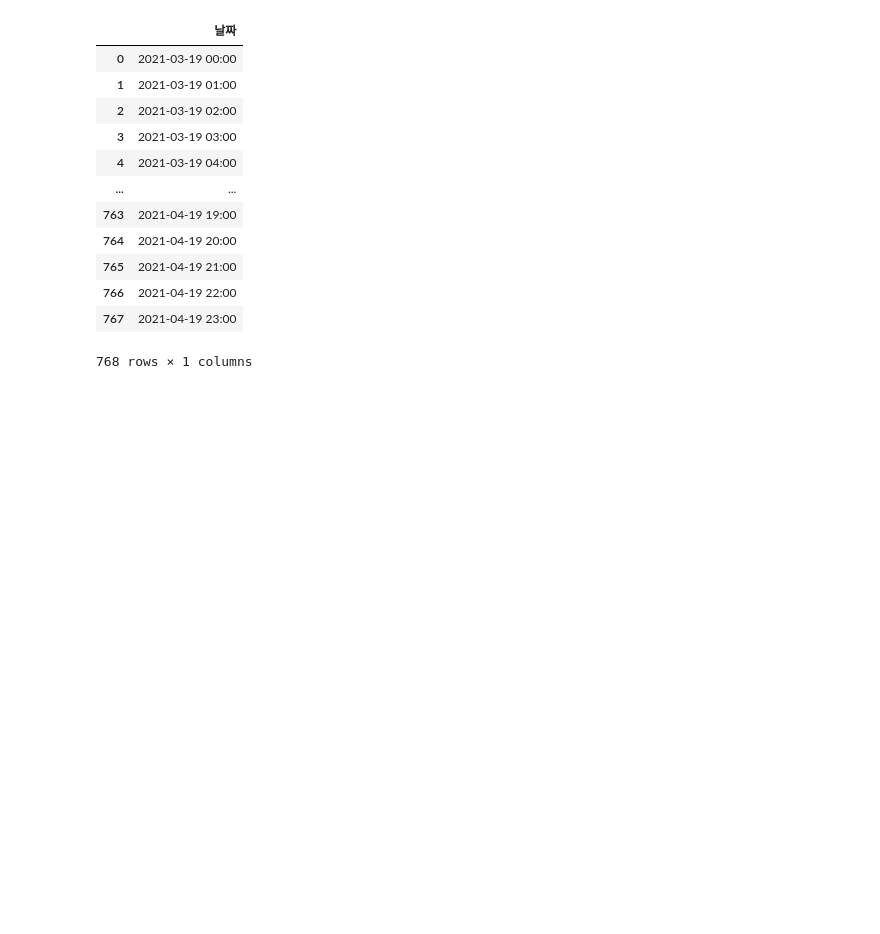
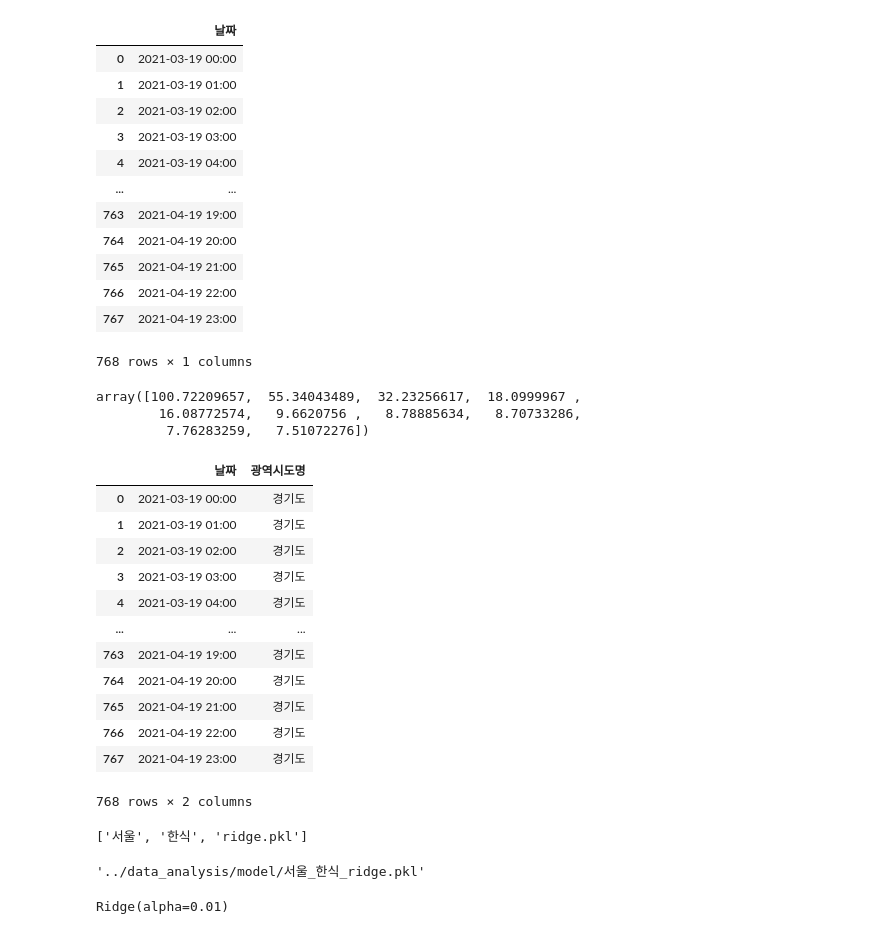
Before and after one commit to parksimis/Mulcam-Delivery-Service, a Jupyter notebook: django/INSERT_db.ipynb, the cells around one changed output. Drawn from its saved outputs; the diff is of its cells as text; code cells hidden in the pictures; blank space fills up the shorter version.

```diff
--- a/django/INSERT_db.ipynb
+++ b/django/INSERT_db.ipynb
@@ -48,3 +342,16 @@ conn.close()
+# %%
+# 테이블 데이터 삭제
+
+conn = sqlite3.connect('./db.sqlite3')
+cur = conn.cursor()
+
+query =  '''DELETE FROM main_etc '''
+
+cur.execute(query)
+conn.commit()
+
+cur.close()
+conn.close()
 # %%
 import sqlite3
 values = [['서울', '2021-03-21 00:00', '30']]
@@ -100,7 +407,7 @@ import sqlite3
 def insert_db(table, values):
     with sqlite3.connect('./db.sqlite3') as conn:
         cur = conn.cursor()
-        query = "insert into " +str(table) + "(time, area_name, predict) values(?, ?, ?)"
+        query = "insert into " +str(table) + "(time, area_name, predict, category) values(?, ?, ?, ?)"
         cur.executemany(query, values)
         conn.commit()
     cur.close()
@@ -126,6 +433,7 @@ for file_list in os.listdir(model_base_path):
         search_name = area+'*.pkl'
 
         if fnmatch.fnmatch(file_list, search_name):
+
             basic_data = pd.DataFrame(pd.date_range('2021-03-19', '2021-04-20', freq='H'), columns=['날짜'])
             basic_data = basic_data.iloc[:-1]
             basic_data['날짜'] = basic_data['날짜'].dt.strftime('%Y-%m-%d %H:%M')
@@ -140,8 +448,10 @@ for file_list in os.listdir(model_base_path):
             X_predict.drop('광역시도명', axis=1, inplace=True)
 
             preds = loaded_model.predict(X_predict.values)
-            basic_data['예측값'] = np.round(np.exp(preds), 0)
-            basic_data['예측값'].astype('int')
+
+            basic_data['예측값'] = np.round(np.expm1(preds), 0)
+            basic_data['예측값'] = basic_data['예측값'].astype('int')
+            basic_data['업종명'] = file_split[1]
 
             table_name = 'main_' + model_dic[file_split[1]]
             insert_db(table_name, basic_data.values.tolist())
@@ -147,0 +467,41 @@ for file_list in os.listdir(model_base_path):
+# %%
+pred = loaded_model.predict(predict)[:10]
+pred2 = lm2.predict(predict)[:10]
+np.exp(pred)
+# np.round(np.exp(pred), 0)
+# %% [output]
+array([100.72209657,  55.34043489,  32.23256617,  18.0999967 ,
+        16.08772574,   9.6620756 ,   8.78885634,   8.70733286,
+         7.76283259,   7.51072276])
+# %%
+basic_data = pd.DataFrame(pd.date_range('2021-03-19', '2021-04-20', freq='H'), columns=['날짜'])
+basic_data = basic_data.iloc[:-1]
+basic_data['날짜'] = basic_data['날짜'].dt.strftime('%Y-%m-%d %H:%M')
+basic_data['광역시도명'] = area
+basic_data
+# %% [output]
+|  | 날짜 | 광역시도명 |
+| 0 | 2021-03-19 00:00 | 경기도 |
+| 1 | 2021-03-19 01:00 | 경기도 |
+| 2 | 2021-03-19 02:00 | 경기도 |
+| 3 | 2021-03-19 03:00 | 경기도 |
+| 4 | 2021-03-19 04:00 | 경기도 |
+| ... | ... | ... |
+| 763 | 2021-04-19 19:00 | 경기도 |
+| 764 | 2021-04-19 20:00 | 경기도 |
+| 765 | 2021-04-19 21:00 | 경기도 |
+| 766 | 2021-04-19 22:00 | 경기도 |
+| 767 | 2021-04-19 23:00 | 경기도 |
+768 rows × 2 columns
+# %%
+file_split
+# %% [output]
+['서울', '한식', 'ridge.pkl']
+# %%
+model_path
+# %% [output]
+'../data_analysis/model/서울_한식_ridge.pkl'
+# %%
+lm2()
+# %% [output]
+Ridge(alpha=0.01)
```
Also changed, not shown: parts of 20 cells of this notebook, 8 other files.
